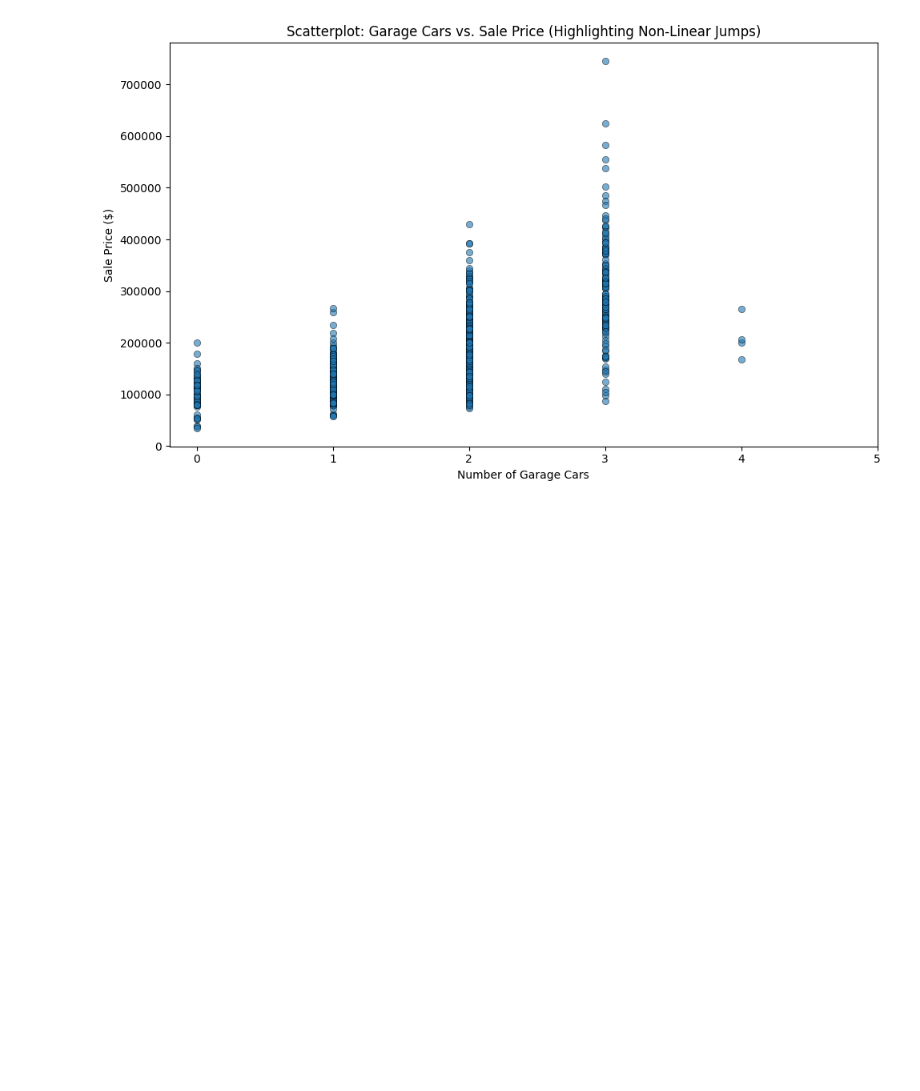
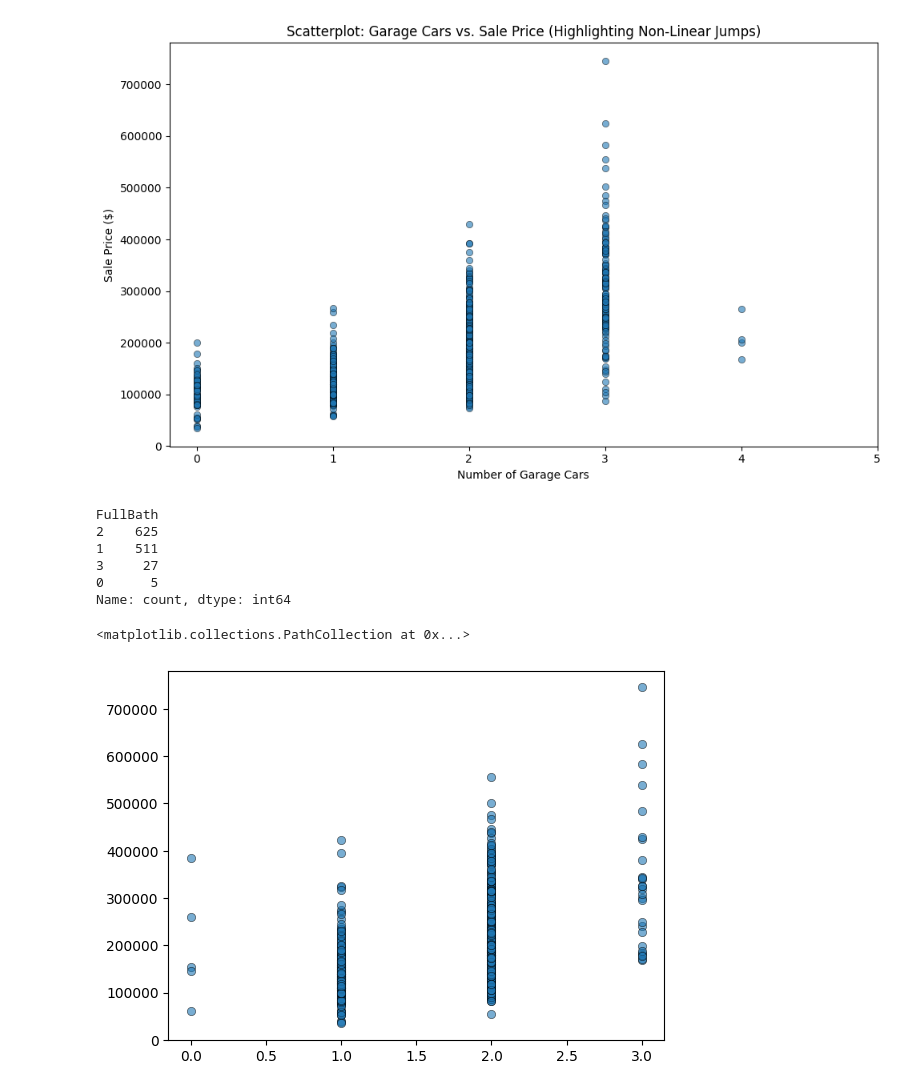
Before and after one commit to akhyear/house_price_prediction, a Jupyter notebook: notebook/03_EDA.ipynb, the cells around one changed output. Saved outputs shown, nothing was run; the diff lists cells and outputs as text; code cells hidden in the pictures; blank space fills up the shorter version.

Commit message:
eda: logged FullBath and some normal distributed feature

```diff
--- a/notebook/03_EDA.ipynb
+++ b/notebook/03_EDA.ipynb
@@ -139,3 +139,17 @@ plt.tight_layout()
 plt.show()
 # %% [output]
 [figure]
+# %%
+X_train["FullBath"].value_counts()
+# %% [output]
+FullBath
+2    625
+1    511
+3     27
+0      5
+Name: count, dtype: int64
+# %%
+plt.scatter(X_train['FullBath'], y_train, alpha=0.6, edgecolors='k', linewidth=0.5)
+# %% [output]
+<matplotlib.collections.PathCollection at 0x...>
+[figure, added]
```
Also changed, not shown: 1 other file.
